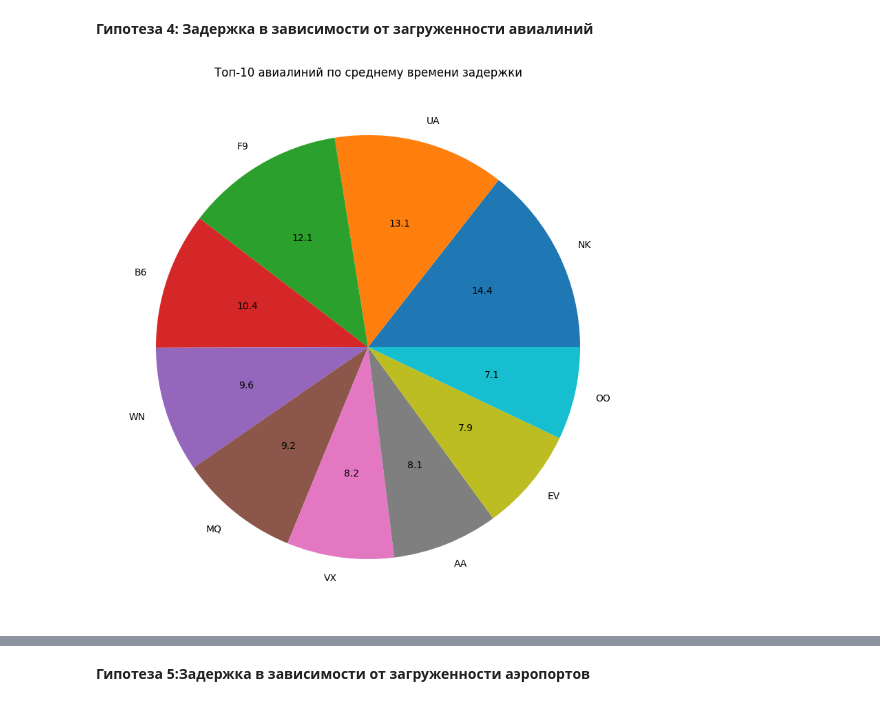
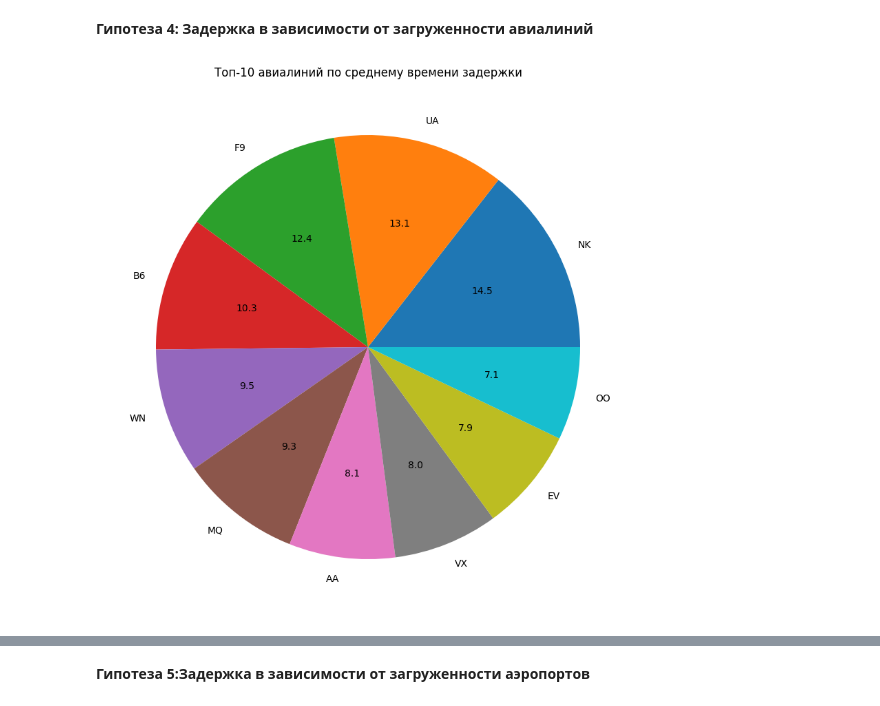
Before and after one commit to PaninaEkaterina/statprak, a Jupyter notebook: 4_pandas.ipynb, the cells around one changed output, grey strips where cells are left out. Drawn from its saved outputs; the diff is of its cells as text; code cells hidden in the pictures.

```diff
--- a/4_pandas.ipynb
+++ b/4_pandas.ipynb
@@ -38,6 +38,12 @@ airlines = pd.read_csv(f"{path}/airlines.csv")
 airports = pd.read_csv(f"{path}/airports.csv")
 # Следующая строчка довольно медленная, так как файл размером 0.5Гб
 flights = pd.read_csv(f"{path}/flights.csv", low_memory=False)
+# %%
+# Нам нужны только перелеты у которых валидные аэропорты
+is_valid_origin = ~flights["ORIGIN_AIRPORT"].str.isdigit()
+is_valid_destination = ~flights["DESTINATION_AIRPORT"].str.isdigit()
+
+flights = flights[is_valid_origin & is_valid_destination]
 # %%
 #Хотим получить компактное и понятное представление наших данных
 flights.describe().T
@@ -144,13 +150,13 @@ plt.show()
 # %%
 #10 авиалиний с самыми высокими средними задержками вылетов
 n = 10
-airport_avg = flights.groupby("AIRLINE")["DEPARTURE_DELAY"].mean()
-airport_avg.sort_values(ascending=False, inplace=True)
-airport_avg = airport_avg[:n]
+airline_avg = flights.groupby("AIRLINE")["DEPARTURE_DELAY"].mean()
+airline_avg.sort_values(ascending=False, inplace=True)
+airline_avg = airline_avg[:n]
 
 plt.figure(figsize=(10, 10))
-plt.pie(airport_avg.values, labels=airport_avg.index, autopct="%.1f")
+plt.pie(airline_avg.values, labels=airline_avg.index, autopct="%.1f")
 plt.title(f"Топ-{n} авиалиний по среднему времени задержки")
 plt.show()
 # %% [output]
-[figure, old version]
+[figure, new version]
```
Also changed, not shown: parts of 10 cells of this notebook.
